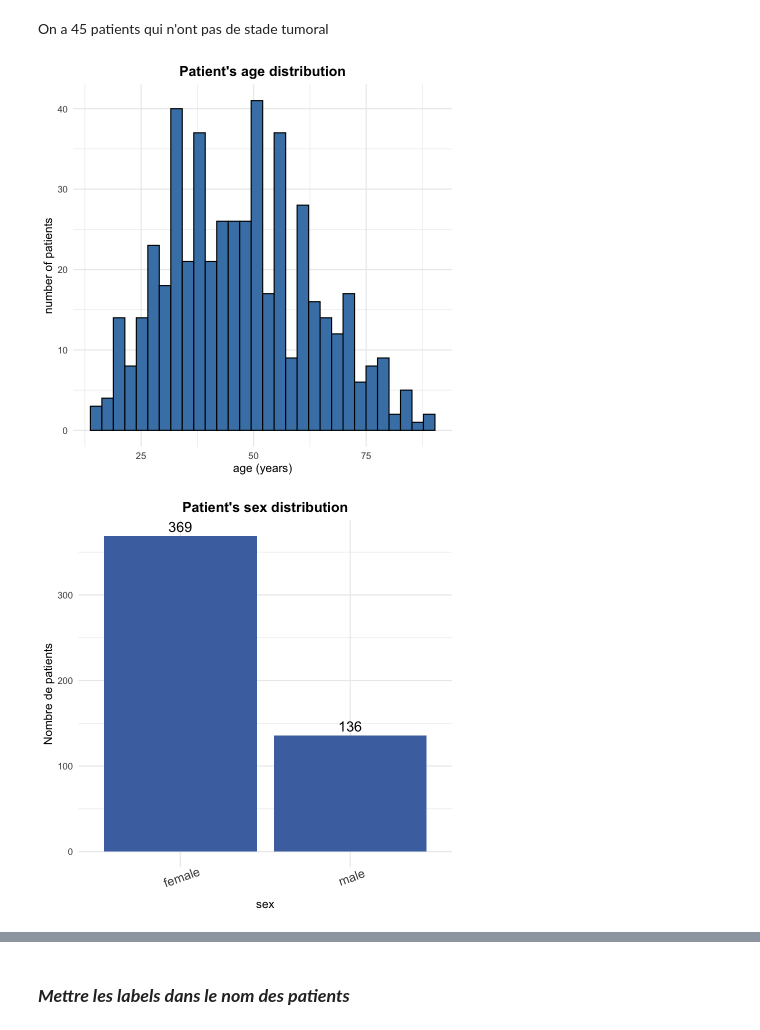
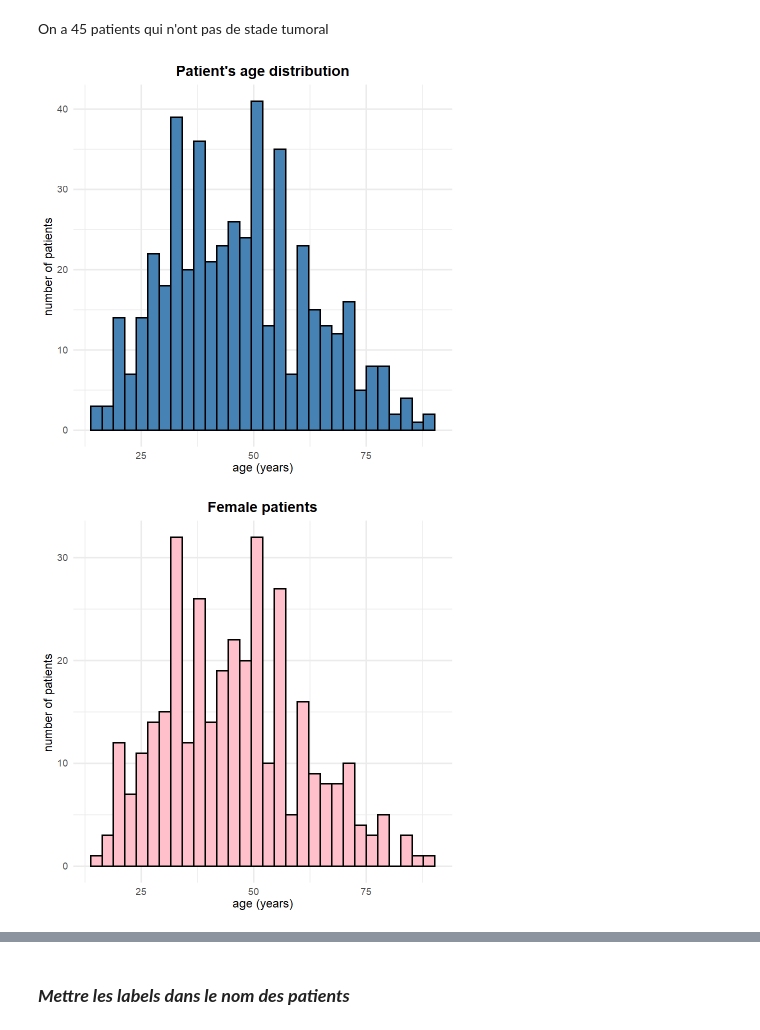
Before and after one commit to elodiehusson/Deep-Learning-Project, a Jupyter notebook: script/expression matrix finale.ipynb, the cells around one changed output, grey strips where cells are left out. Saved outputs shown, nothing was run; the diff lists cells and outputs as text; code cells hidden in the pictures.

```diff
--- a/script/expression matrix finale.ipynb
+++ b/script/expression matrix finale.ipynb
@@ -219,7 +237,7 @@ Pour les __*Metastasique*__, ce ne sont pas des tissus thyroidiens, et ont un pr
 
 Alors, on ne garde que les __*Primary Tumor*__ pour faire l'analyse et pouvoir prédire les stades tumoraux. C'est ce que fait la cellule de code suivante. On utilise *se_tumor* au lieu de simplement *se*, et *meta_tumor* au lieu de *meta*
 # %%
-se_tumor <- se[, meta$sample_type == "Primary Tumor"] # ne garde que les tumeurs primaires
+se_tumor <- se[, meta$sample_type == "Primary Tumor" & meta$primary_diagnosis %in% grep("papillar", meta$primary_diagnosis, ignore.case = TRUE, value = TRUE)]
 dim(se_tumor)
 
 meta_tumor <- as.data.frame(colData(se_tumor)) # métadonnées des échantillons tumoraux
@@ -381,19 +399,33 @@ plot_bar_counts <- function(df, var, title, xlab) {
 # %%
 # plot pour les ages
 ggplot(metadata_patients, aes(x = age_years)) +
   geom_histogram(bins = 30, color = "black", fill = "steelblue") + labs(title = "Patient's age distribution", x = "age (years)", y = "number of patients") + theme_minimal(base_size = 14) + theme(plot.title = element_text(face = "bold", hjust = 0.5))
+
+# Plot pour les femmes uniquement
+ggplot(metadata_patients %>% filter(sex_short == "female"), aes(x = age_years)) +
+  geom_histogram(bins = 30, color = "black", fill = "pink") +
+  labs(title = "Female patients", x = "age (years)", y = "number of patients") +
+  theme_minimal(base_size = 14) +
+  theme(plot.title = element_text(face = "bold", hjust = 0.5))
+
+# Plot pour les hommes uniquement
+ggplot(metadata_patients %>% filter(sex_short == "male"), aes(x = age_years)) +
+  geom_histogram(bins = 30, color = "black", fill = "lightblue") +
+  labs(title = "Male patients", x = "age (years)", y = "number of patients") +
+  theme_minimal(base_size = 14) +
+  theme(plot.title = element_text(face = "bold", hjust = 0.5))
 
 # plot pour les sexes
 plot_bar_counts(metadata_patients, var   = "sex_short", title = "Patient's sex distribution", xlab  = "sex")
 
 # plot pour les stades tumoraux
 plot_bar_counts(metadata_patients, var   = "stage_simple", title = "Distribution of tumor's stage", xlab  = "Stade")
 
 # plot pour les types tumoraux
 plot_bar_counts(metadata_patients, var   = "cancer_type", title = "histological types of thyroid cancer", xlab  = "cancer type")
 
 # plot pour les groupes de mutations
 plot_bar_counts(metadata_patients, var   = "mutation_group", title = "mutation groups", xlab  = "mutation group")
 # %% [output]
-[figure, old version]
+[figure, new version]
-[figure, old version]
+[figure, new version]
```
Also changed, not shown: parts of 12 cells of this notebook, 2 other files.
